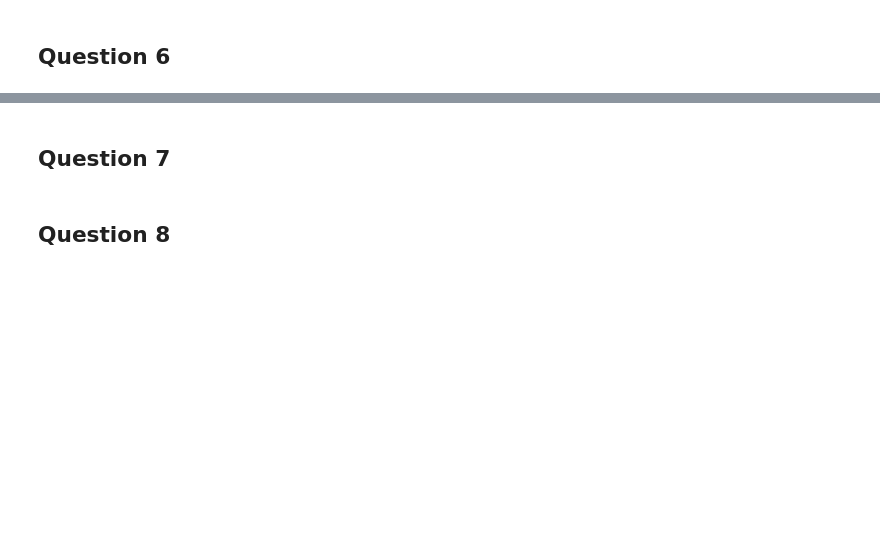
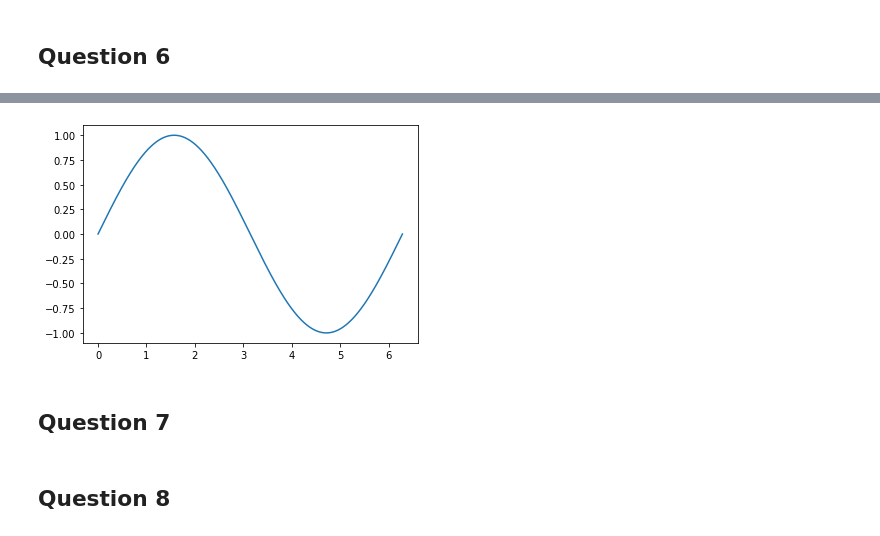
Before and after one commit to 20castro/Projet-equa-diff, a Jupyter notebook: Projet.ipynb, the cells around one changed output, grey strips where cells are left out. Cells and saved outputs as stored; diff of their text form; code cells hidden in the pictures; blank space fills up the shorter version.

```diff
--- a/Projet.ipynb
+++ b/Projet.ipynb
@@ -89,3 +156,19 @@ On conclut avec la propriété "domaine maximal d'existence" p.11 du cours. À r
+# %%
+def graphic_euler_explicit(f, x0, dt, t0, tf):
+    T = np.arange(t0, tf, dt)
+    X = [x0]
+    for t in T:
+        X.append(X[-1] + dt*f(t, X[-1]))
+    return T, np.array(X[:-1], dtype = np.float)
+# %%
+def g(t, x):
+    return x[::-1]*np.array([1, -1])
+
+T, X = graphic_euler_explicit(g, np.array([0, 1]), 10**(-3), 0, 2*np.pi)
+
+plt.plot(T, X[:, 0]);
+# %% [output]
+[figure, added]
 # %% [markdown]
 ## Question 7
 # %% [markdown]
```
Also changed, not shown: parts of 10 cells of this notebook.
